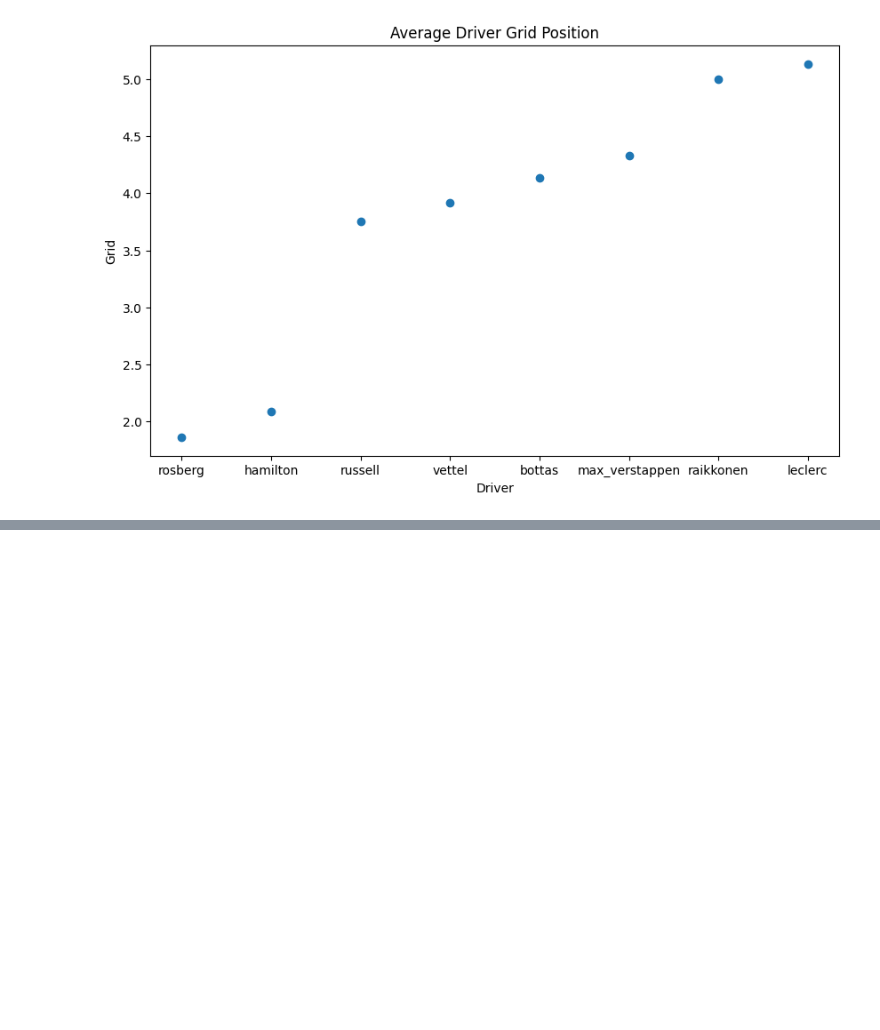
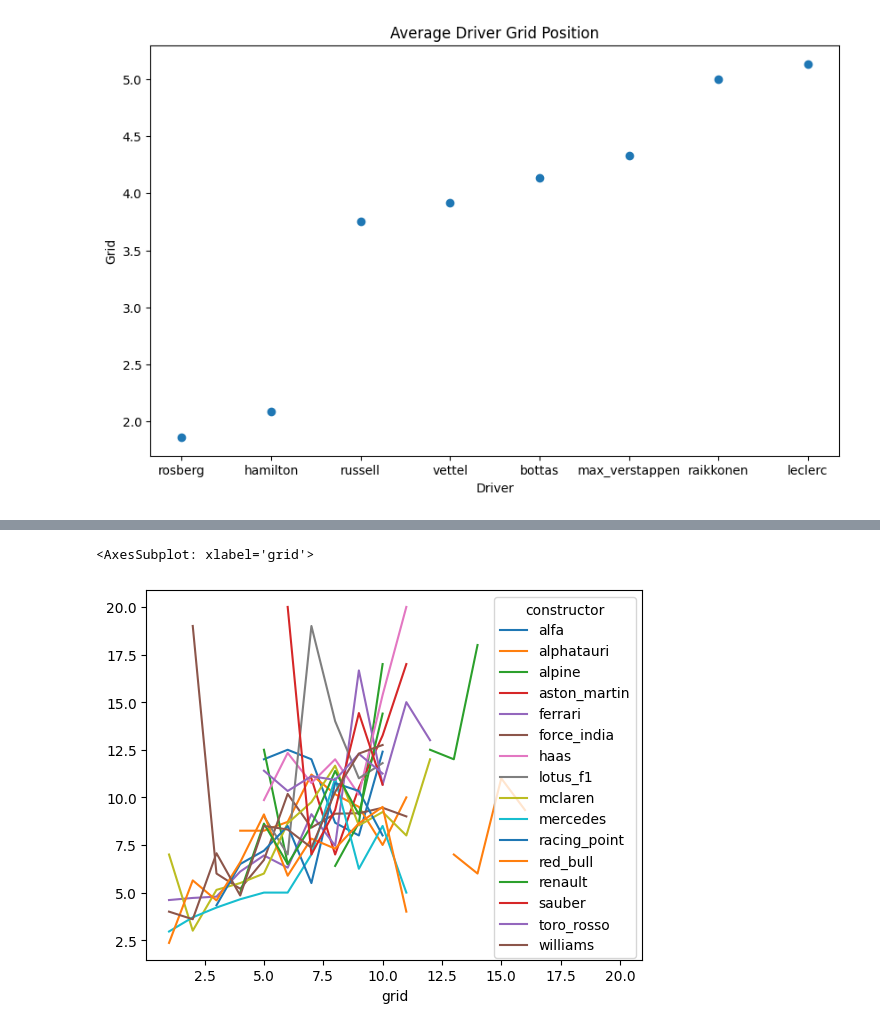
Before and after one commit to ollyjc99/f1-analytics, a Jupyter notebook: data analysis/driver-analysis.ipynb, the cells around one changed output, grey strips where cells are left out. Cells and saved outputs as stored; diff of their text form; code cells hidden in the pictures; blank space fills up the shorter version.

```diff
--- a/data analysis/driver-analysis.ipynb
+++ b/data analysis/driver-analysis.ipynb
@@ -100,0 +102,10 @@ plt.show()
+# %%
+group_constructor_by_grid = merged.groupby(
+    ['grid',
+    'constructor']
+    ).mean()['podium']
+
+group_constructor_by_grid.unstack().plot()
+# %% [output]
+<AxesSubplot: xlabel='grid'>
+[figure, added]
```
Also changed, not shown: parts of 4 cells of this notebook.
